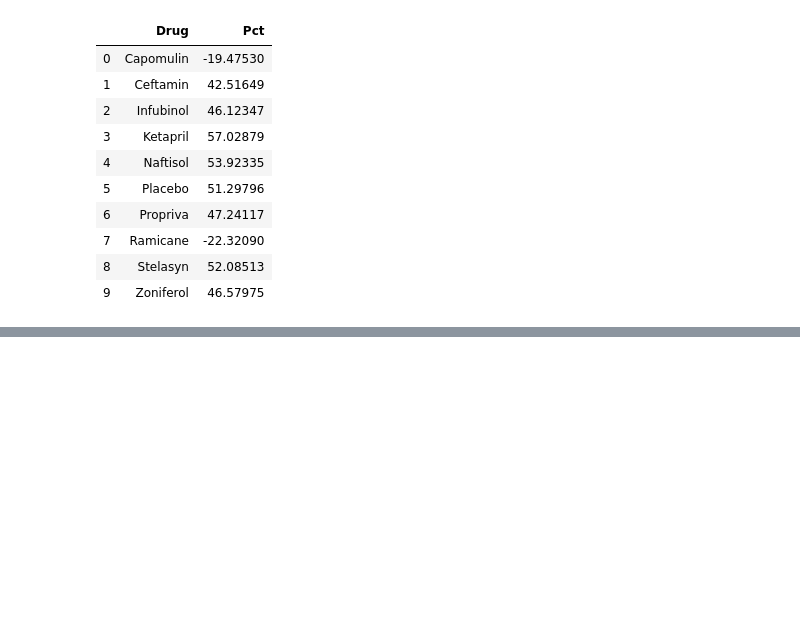
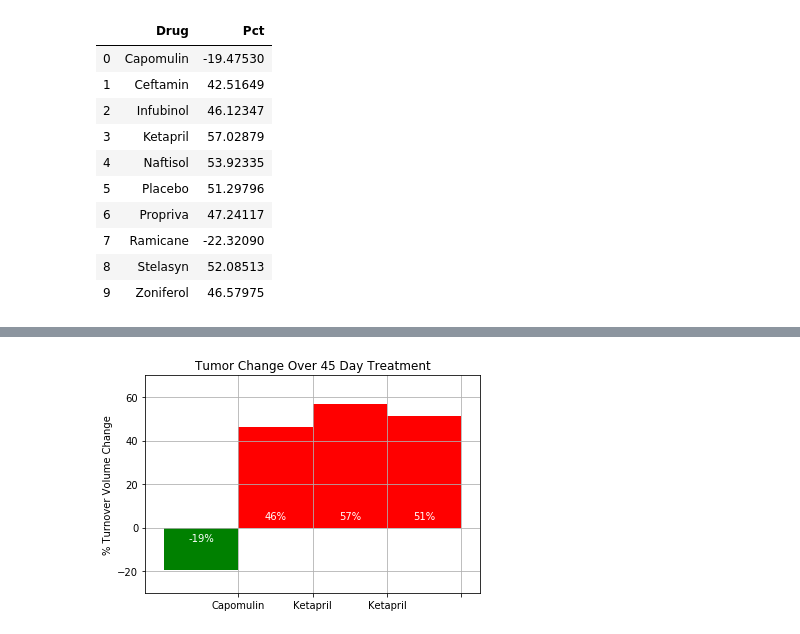
Before and after one commit to malisum/matplotlib-challenge, a Jupyter notebook: Pymaceuticals/pymaceuticals_main.ipynb, the cells around one changed output, grey strips where cells are left out. Cells and saved outputs as stored; diff of their text form; code cells hidden in the pictures; blank space fills up the shorter version.

```diff
--- a/Pymaceuticals/pymaceuticals_main.ipynb
+++ b/Pymaceuticals/pymaceuticals_main.ipynb
@@ -419,0 +378,78 @@ fig.show()
+# %%
+# Additonal: To match the graph: Limit the Drug & Results to 'Capomulin', 'Infubinol', 'Ketapril', 'Placebo'
+graph_drug_tp = tuple(drug_tp[i] for i in [0, 2, 3, 5])
+graph_percent_change_tp = tuple(percent_change_tp[i] for i in [0, 2, 3, 5])
+graph_drug_percent_change_tp = tuple(zip(graph_drug_tp, graph_percent_change_tp))
+# Use lists and conver to tuple
+graph_pos_percent_change_list = []
+graph_pos_drug_list = []
+graph_neg_percent_change_list = []
+graph_neg_drug_list = []
+graph_pos_percent_change_tp = ()
+graph_pos_drug_tp = ()
+graph_neg_percent_change_tp =()
+graph_neg_drug_tp =()
+for i,d in enumerate(graph_drug_percent_change_tp):
+    if graph_drug_percent_change_tp[i][1] >= 0:
+        graph_pos_percent_change_list.append(graph_drug_percent_change_tp[i][1])
+        graph_pos_drug_list.append(graph_drug_percent_change_tp[i][0])
+    else:
+        graph_neg_percent_change_list.append(graph_drug_percent_change_tp[i][1])
+        graph_neg_drug_list.append(graph_drug_percent_change_tp[i][0])
+graph_pos_percent_change_tp = tuple(graph_pos_percent_change_list)
+graph_pos_drug_tp = tuple(graph_pos_drug_list)
+graph_neg_percent_change_tp = tuple(graph_neg_percent_change_list)
+graph_neg_drug_tp = tuple(graph_neg_drug_list)
+
+
+# Orient widths. Add labels, tick marks, etc.
+fig, ax = plt.subplots()
+# plot tumor volume reduction
+plt.bar(graph_neg_drug_tp, graph_neg_percent_change_tp, color = 'green', width=1)
+plt.bar(graph_pos_drug_tp, graph_pos_percent_change_tp, color = 'red', width=1)
+# Set axis, limits & grid  etc.
+# ax.set_xlabel("Drug")
+ax.set_ylabel("% Turnover Volume Change")
+plt.title("Tumor Change Over 45 Day Treatment")
+
+yLim = [-30, 70]
+xLim = [-.75, 3.75]
+ax.set_xlim(xLim)
+ax.set_ylim(yLim)
+
+yTicks = [-20,0,20,40,60]
+ax.set_yticks(yTicks)
+xTicks = [0.5,1.5,2.5,3.5]
+ax.set_xticks(xTicks)
+
+ax.grid(which='both')
+ax.grid(which='major', alpha=1)
+# ax.axhline(y, linestyle='--', color='k') # horizontal lines
+# ax.axvline(x, linestyle='--', color='k') # vertical lines
+
+
+# Use functions to label the percentages of changes
+def add_labels(labels, ax):
+    xLables = graph_percent_change_tp
+    for rect, label in zip(ax.patches, labels):
+        height = rect.get_height()
+        if label>0:
+            h = 3
+            l = str(int(label)) + '%'
+        else:
+            h = -7
+            l = '-' + str(-1*int(label)) + '%'
+
+        ax.text(rect.get_x() + rect.get_width() / 2, h, l, ha='center', va='bottom', color = 'white')
+    # Return
+    return ax
+
+# Call functions to implement the function calls
+ax = add_labels(graph_percent_change_tp, ax)
+
+# Save the Figure
+fig.savefig('./output/change.png')
+# Show the Figure
+fig.show()
+# %% [output]
+[figure, added]
```
Also changed, not shown: parts of 1 cell of this notebook, 1 other file.
